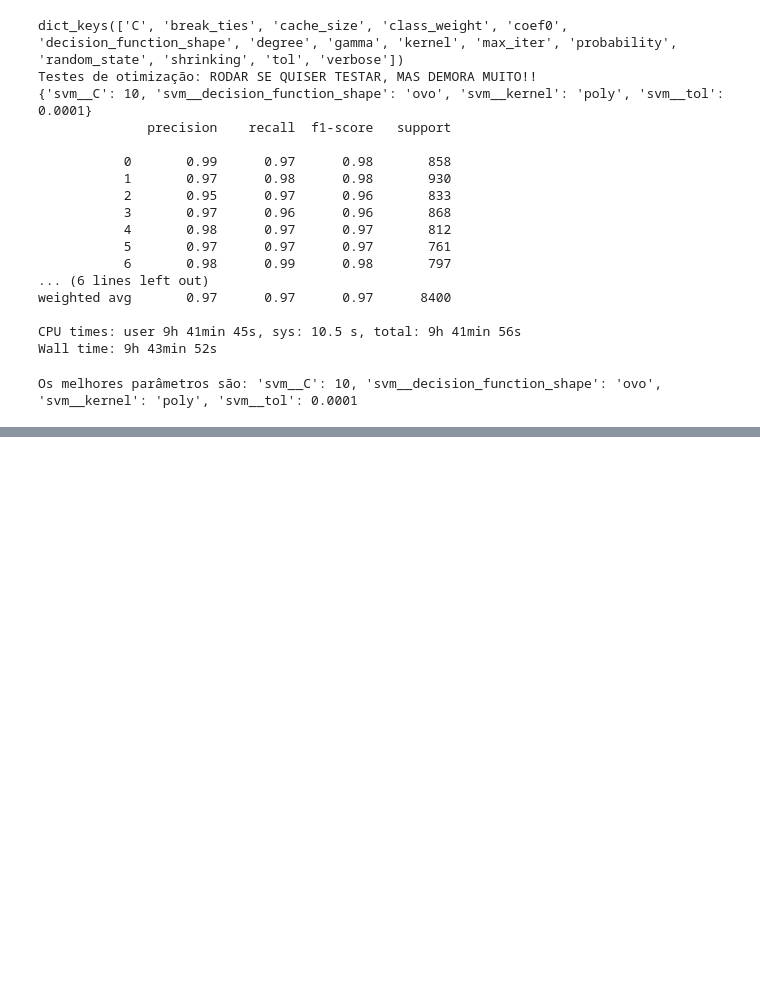
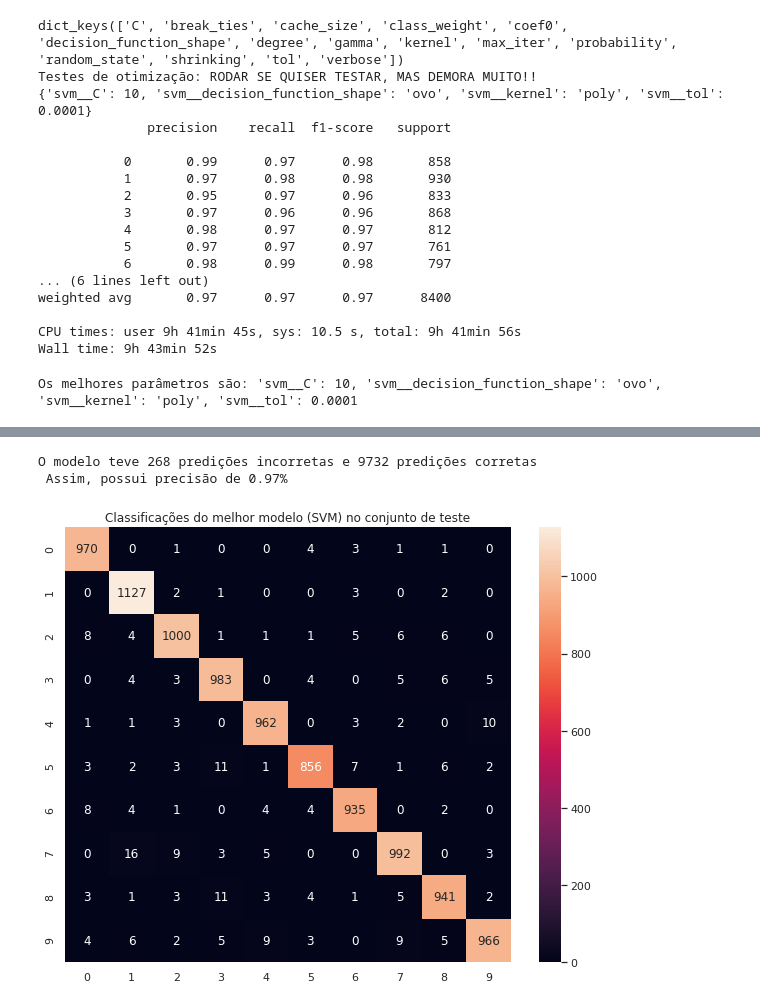
Before and after one commit to lurara/ep4_mac0460, a Jupyter notebook: ep04.ipynb, the cells around one changed output, grey strips where cells are left out. Saved outputs shown, nothing was run; the diff lists cells and outputs as text; code cells hidden in the pictures; blank space fills up the shorter version.

```diff
--- a/ep04.ipynb
+++ b/ep04.ipynb
@@ -606,0 +666,3 @@ Temos o melhor modelo baseado no erro de validação. Estimamos sua performance.
+# %%
+best_model_predictions = best_model.predict(X_test)
+print(classification_report(y_test, best_model_predictions))
@@ -606,0 +686,22 @@ Temos o melhor modelo baseado no erro de validação. Estimamos sua performance.
+# %%
+wrong = 0
+right = 0
+
+for input, prediction, label in zip(X_test, best_model_predictions, y_test):
+    if prediction != label:
+        wrong = wrong + 1
+    else:
+        right += 1
+
+print(f"\nO modelo teve {wrong} predições incorretas e {right} predições corretas\n",
+      f"Assim, possui precisão de {right/(wrong+right):.2f}%\n")
+# %% [output]
+O modelo teve 268 predições incorretas e 9732 predições corretas
+ Assim, possui precisão de 0.97%
+# %%
+sns.set(rc={'figure.figsize':(10,8)})
+plt.title(f"Classificações do melhor modelo (SVM) no conjunto de teste")
+sns.heatmap(metrics.confusion_matrix(y_test, best_model_predictions), annot=True, fmt='g')
+plt.show()
+# %% [output]
+[figure, added]
```
Also changed, not shown: parts of 43 cells of this notebook.
